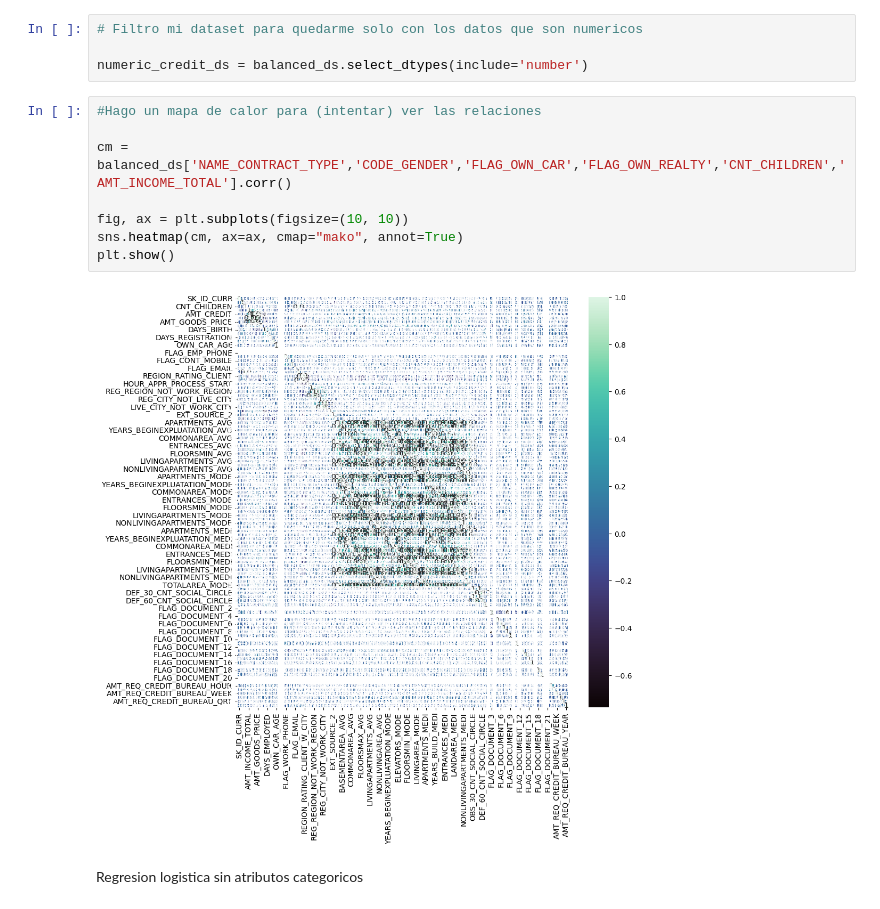
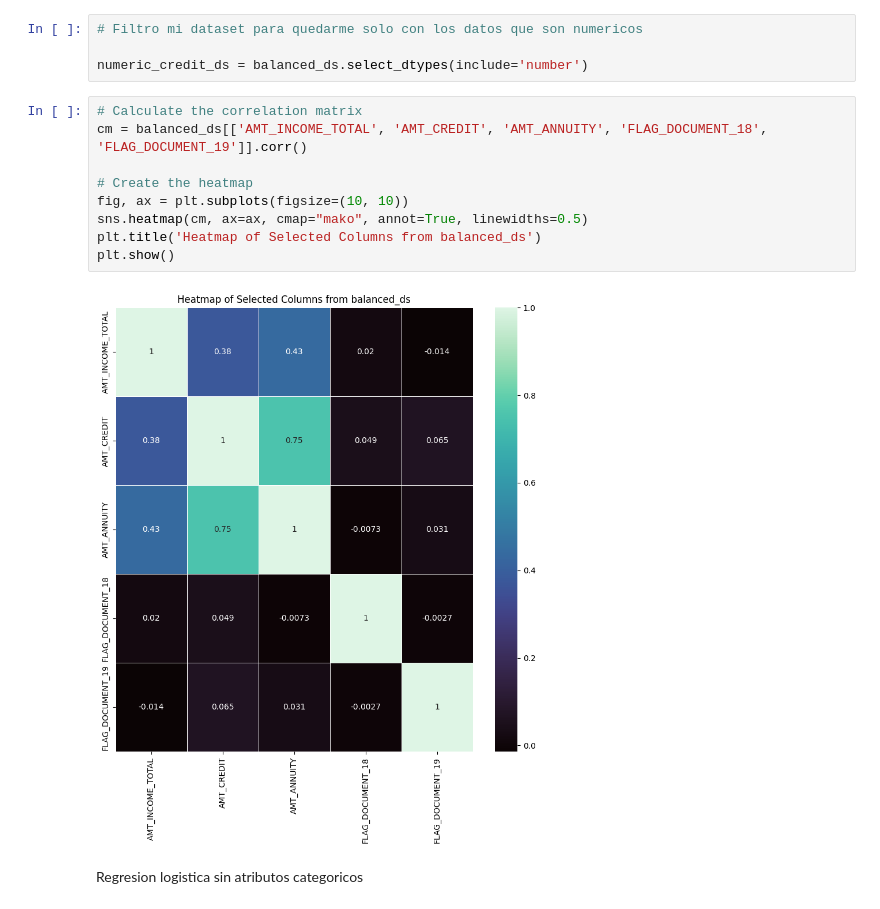
Before and after one commit to HolyTostadora/trabajo-practico-1-IA, a Jupyter notebook: TP1 modelos.ipynb, the cells around one changed output. Drawn from its saved outputs; the diff is of its cells as text.

```diff
--- a/TP1 modelos.ipynb
+++ b/TP1 modelos.ipynb
@@ -173,15 +173,16 @@ plt.show()
 
 numeric_credit_ds = balanced_ds.select_dtypes(include='number')
 # %%
-#Hago un mapa de calor para (intentar) ver las relaciones
+# Calculate the correlation matrix
+cm = balanced_ds[['AMT_INCOME_TOTAL', 'AMT_CREDIT', 'AMT_ANNUITY', 'FLAG_DOCUMENT_18', 'FLAG_DOCUMENT_19']].corr()
 
-cm = balanced_ds['NAME_CONTRACT_TYPE','CODE_GENDER','FLAG_OWN_CAR','FLAG_OWN_REALTY','CNT_CHILDREN','AMT_INCOME_TOTAL'].corr()
-
+# Create the heatmap
 fig, ax = plt.subplots(figsize=(10, 10))
-sns.heatmap(cm, ax=ax, cmap="mako", annot=True)
+sns.heatmap(cm, ax=ax, cmap="mako", annot=True, linewidths=0.5)
+plt.title('Heatmap of Selected Columns from balanced_ds')
 plt.show()
 # %% [output]
-[figure, old version]
+[figure, new version]
 # %% [markdown]
 Regresion logistica sin atributos categoricos
 # %%
```
